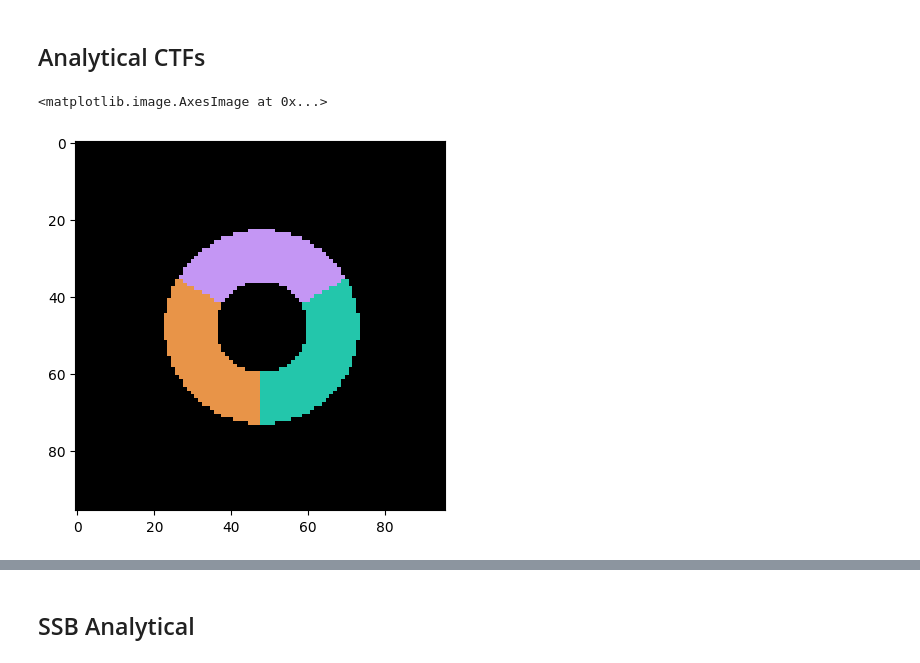
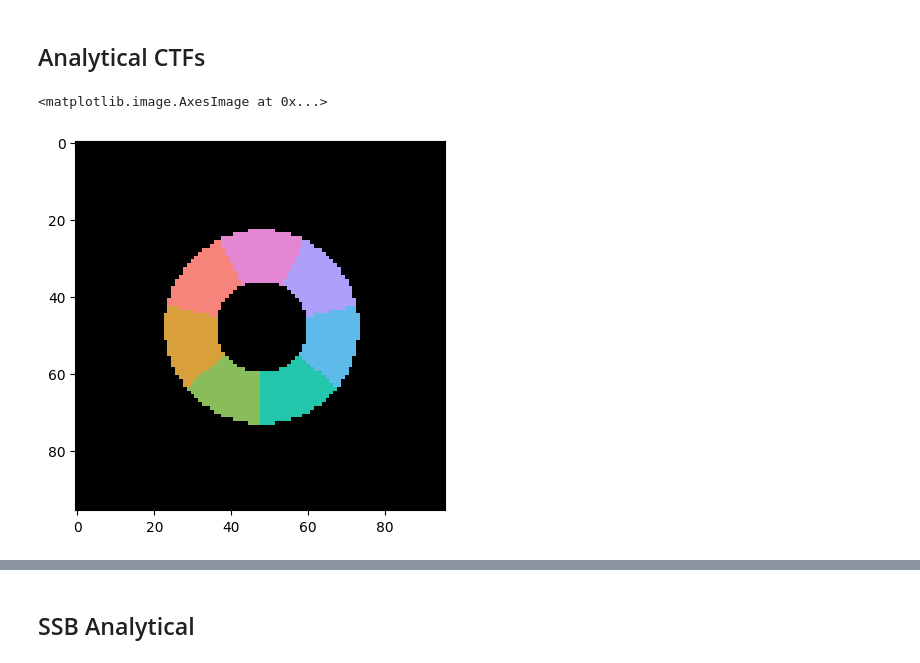
Before and after one commit to msa-em/stem-transfer-of-information, a Jupyter notebook: notebooks/icom-ssnr.ipynb, the cells around one changed output, grey strips where cells are left out. Drawn from its saved outputs; the diff is of its cells as text; code cells hidden in the pictures.

```diff
--- a/notebooks/icom-ssnr.ipynb
+++ b/notebooks/icom-ssnr.ipynb
@@ -238,18 +379,18 @@ def radially_average_ctf(
 # %%
 virtual_masks_annular = annular_segmented_detectors(
     gpts=(n,n),
     sampling=(sampling,sampling),
-    n_angular_bins=3,
+    n_angular_bins=7,
     inner_radius=0.5*q_probe,
     outer_radius=1.05*q_probe,
     rotation_offset=0,
 )
 
 plt.imshow(
     ctf.visualize.combined_images_rgb(
         virtual_masks_annular
     )
 )
 # %% [output]
 <matplotlib.image.AxesImage at 0x...>
-[figure, old version]
+[figure, new version]
```
Also changed, not shown: parts of 16 cells of this notebook.
